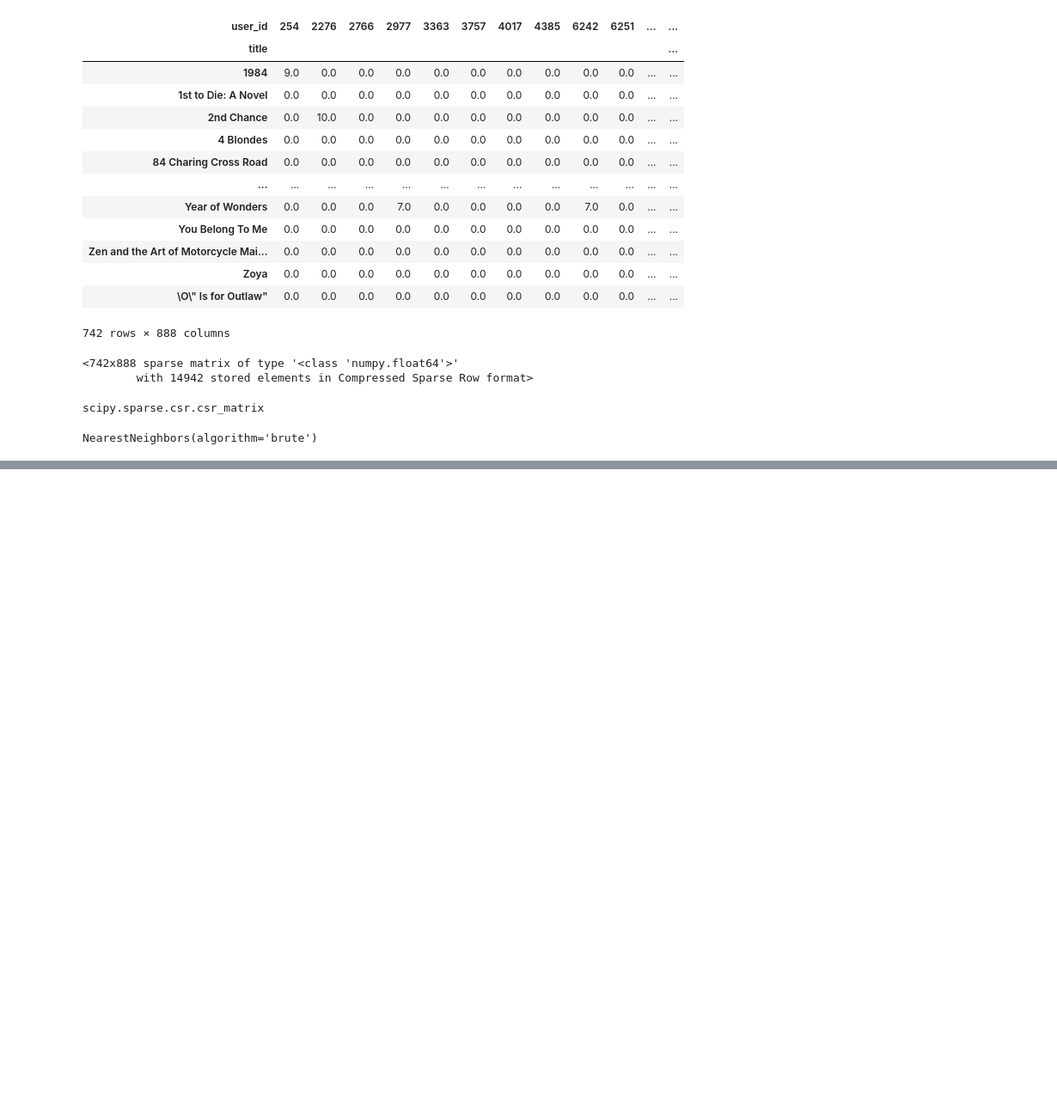
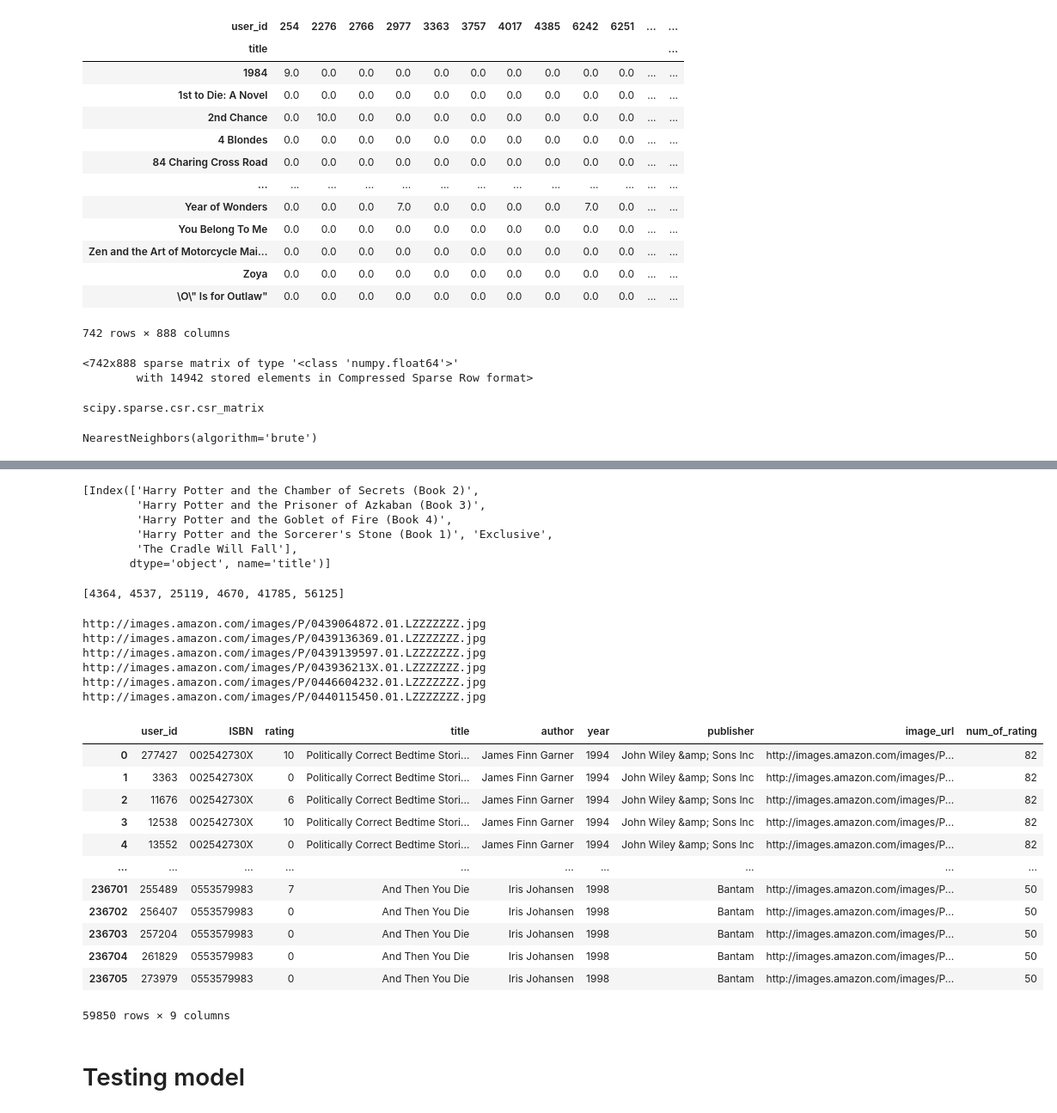
Before and after one commit to rdx7211/End-to-End-E-commerce-Book-Recommender-System, a Jupyter notebook: notebook/research.ipynb, the cells around one changed output, grey strips where cells are left out. Shown at 86% size. Cells and saved outputs as stored; diff of their text form; code cells hidden in the pictures; blank space fills up the shorter version.

```diff
--- a/notebook/research.ipynb
+++ b/notebook/research.ipynb
@@ -332,0 +452,9 @@ NearestNeighbors(algorithm='brute')
+# %%
+book_name
+# %% [output]
+[Index(['Harry Potter and the Chamber of Secrets (Book 2)',
+        'Harry Potter and the Prisoner of Azkaban (Book 3)',
+        'Harry Potter and the Goblet of Fire (Book 4)',
+        'Harry Potter and the Sorcerer's Stone (Book 1)', 'Exclusive',
+        'The Cradle Will Fall'],
+       dtype='object', name='title')]
@@ -332,0 +466,31 @@ NearestNeighbors(algorithm='brute')
+# %%
+ids_index
+# %% [output]
+[4364, 4537, 25119, 4670, 41785, 56125]
+# %%
+for idx in ids_index:
+    url = final_rating.iloc[idx]['image_url']
+    print(url)
+# %% [output]
+http://images.amazon.com/images/P/0439064872.01.LZZZZZZZ.jpg
+http://images.amazon.com/images/P/0439136369.01.LZZZZZZZ.jpg
+http://images.amazon.com/images/P/0439139597.01.LZZZZZZZ.jpg
+http://images.amazon.com/images/P/043936213X.01.LZZZZZZZ.jpg
+http://images.amazon.com/images/P/0446604232.01.LZZZZZZZ.jpg
+http://images.amazon.com/images/P/0440115450.01.LZZZZZZZ.jpg
+# %%
+final_rating
+# %% [output]
+|  | user_id | ISBN | rating | title | author | year | publisher | image_url | num_of_rating |
+| 0 | 277427 | 002542730X | 10 | Politically Correct Bedtime Stori... | James Finn Garner | 1994 | John Wiley &amp; Sons Inc | http://images.amazon.com/images/P... | 82 |
+| 1 | 3363 | 002542730X | 0 | Politically Correct Bedtime Stori... | James Finn Garner | 1994 | John Wiley &amp; Sons Inc | http://images.amazon.com/images/P... | 82 |
+| 2 | 11676 | 002542730X | 6 | Politically Correct Bedtime Stori... | James Finn Garner | 1994 | John Wiley &amp; Sons Inc | http://images.amazon.com/images/P... | 82 |
+| 3 | 12538 | 002542730X | 10 | Politically Correct Bedtime Stori... | James Finn Garner | 1994 | John Wiley &amp; Sons Inc | http://images.amazon.com/images/P... | 82 |
+| 4 | 13552 | 002542730X | 0 | Politically Correct Bedtime Stori... | James Finn Garner | 1994 | John Wiley &amp; Sons Inc | http://images.amazon.com/images/P... | 82 |
+| ... | ... | ... | ... | ... | ... | ... | ... | ... | ... |
+| 236701 | 255489 | 0553579983 | 7 | And Then You Die | Iris Johansen | 1998 | Bantam | http://images.amazon.com/images/P... | 50 |
+| 236702 | 256407 | 0553579983 | 0 | And Then You Die | Iris Johansen | 1998 | Bantam | http://images.amazon.com/images/P... | 50 |
+| 236703 | 257204 | 0553579983 | 0 | And Then You Die | Iris Johansen | 1998 | Bantam | http://images.amazon.com/images/P... | 50 |
+| 236704 | 261829 | 0553579983 | 0 | And Then You Die | Iris Johansen | 1998 | Bantam | http://images.amazon.com/images/P... | 50 |
+| 236705 | 273979 | 0553579983 | 0 | And Then You Die | Iris Johansen | 1998 | Bantam | http://images.amazon.com/images/P... | 50 |
+59850 rows × 9 columns
@@ -332,0 +503,2 @@ NearestNeighbors(algorithm='brute')
+# %% [markdown]
+# Testing model
```
Also changed, not shown: parts of 24 cells of this notebook, 4 other files.
